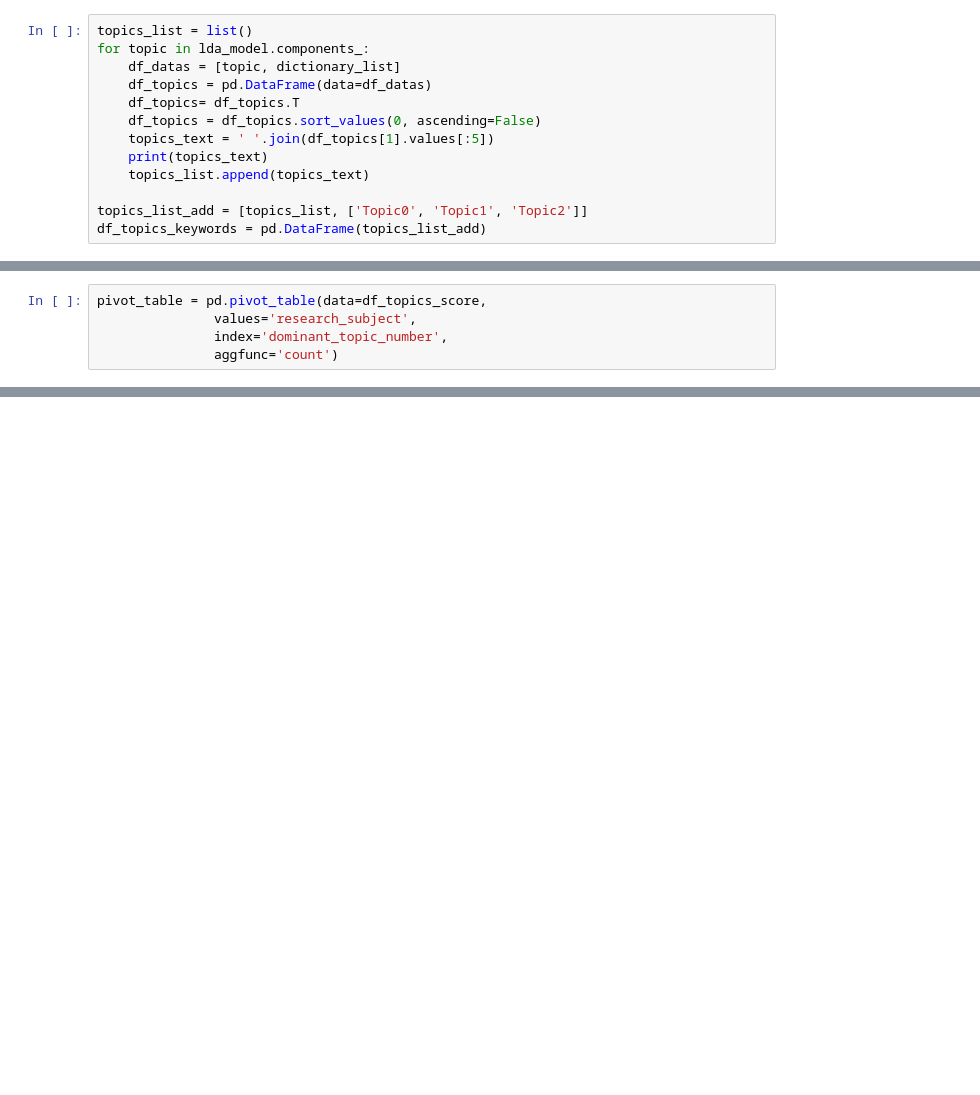
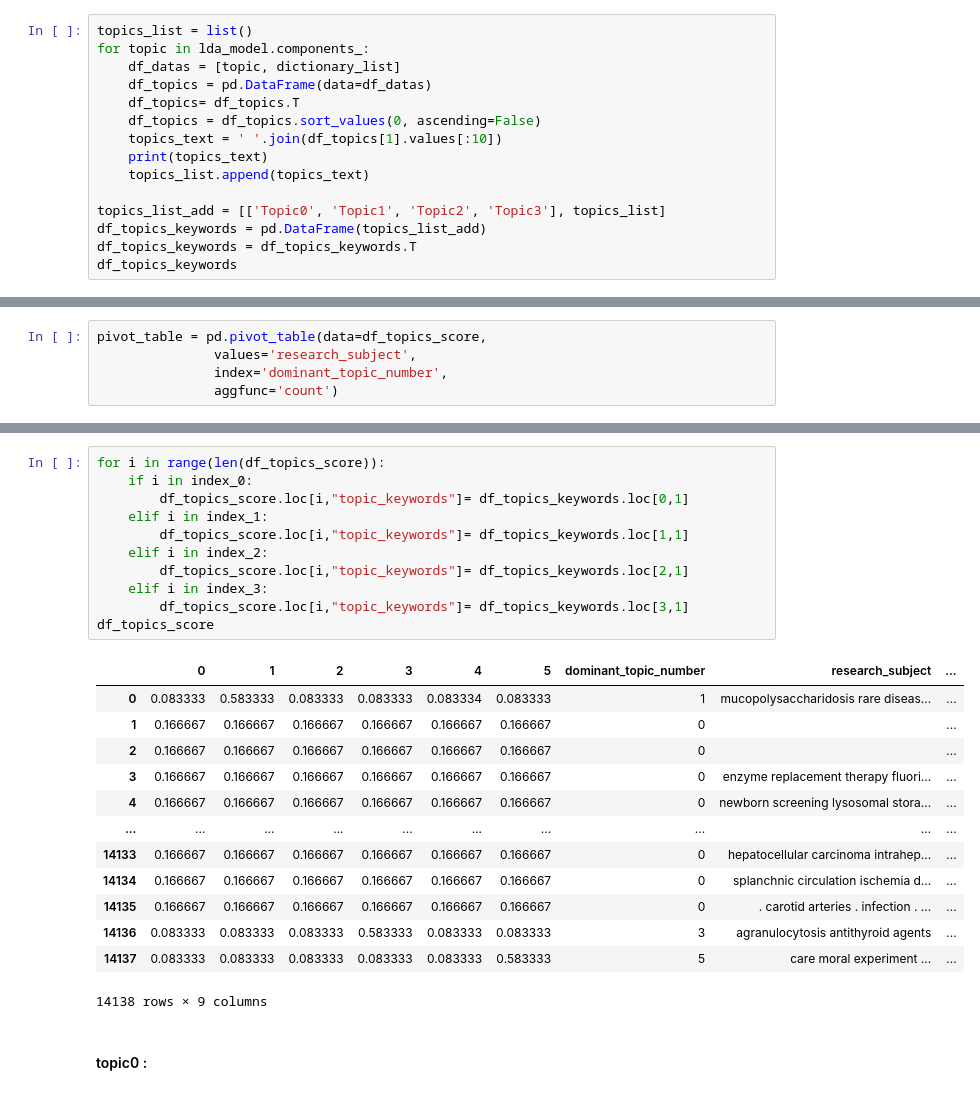
Before and after one commit to kdj0712/teamKim1, a Jupyter notebook: data/New_eng_academic_research02.ipynb, the cells around one changed output, grey strips where cells are left out. Cells and saved outputs as stored; diff of their text form; blank space fills up the shorter version.

```diff
--- a/data/New_eng_academic_research02.ipynb
+++ b/data/New_eng_academic_research02.ipynb
@@ -271,10 +293,12 @@ for topic in lda_model.components_:
     df_topics = pd.DataFrame(data=df_datas)
     df_topics= df_topics.T
     df_topics = df_topics.sort_values(0, ascending=False)
-    topics_text = ' '.join(df_topics[1].values[:5])
+    topics_text = ' '.join(df_topics[1].values[:10])
     print(topics_text)
     topics_list.append(topics_text)
 
-topics_list_add = [topics_list, ['Topic0', 'Topic1', 'Topic2']]
+topics_list_add = [['Topic0', 'Topic1', 'Topic2', 'Topic3'], topics_list]
 df_topics_keywords = pd.DataFrame(topics_list_add)
+df_topics_keywords = df_topics_keywords.T
+df_topics_keywords
 # %% [output]
@@ -318,0 +355,27 @@ pivot_table
+# %%
+for i in range(len(df_topics_score)):
+    if i in index_0:
+        df_topics_score.loc[i,"topic_keywords"]= df_topics_keywords.loc[0,1]
+    elif i in index_1:
+        df_topics_score.loc[i,"topic_keywords"]= df_topics_keywords.loc[1,1]
+    elif i in index_2:
+        df_topics_score.loc[i,"topic_keywords"]= df_topics_keywords.loc[2,1]
+    elif i in index_3:
+        df_topics_score.loc[i,"topic_keywords"]= df_topics_keywords.loc[3,1]
+df_topics_score
+# %% [output]
+|  | 0 | 1 | 2 | 3 | 4 | 5 | dominant_topic_number | research_subject | ... |
+| 0 | 0.083333 | 0.583333 | 0.083333 | 0.083333 | 0.083334 | 0.083333 | 1 | mucopolysaccharidosis rare diseas... | ... |
+| 1 | 0.166667 | 0.166667 | 0.166667 | 0.166667 | 0.166667 | 0.166667 | 0 |  | ... |
+| 2 | 0.166667 | 0.166667 | 0.166667 | 0.166667 | 0.166667 | 0.166667 | 0 |  | ... |
+| 3 | 0.166667 | 0.166667 | 0.166667 | 0.166667 | 0.166667 | 0.166667 | 0 | enzyme replacement therapy fluori... | ... |
+| 4 | 0.166667 | 0.166667 | 0.166667 | 0.166667 | 0.166667 | 0.166667 | 0 | newborn screening lysosomal stora... | ... |
+| ... | ... | ... | ... | ... | ... | ... | ... | ... | ... |
+| 14133 | 0.166667 | 0.166667 | 0.166667 | 0.166667 | 0.166667 | 0.166667 | 0 | hepatocellular carcinoma intrahep... | ... |
+| 14134 | 0.166667 | 0.166667 | 0.166667 | 0.166667 | 0.166667 | 0.166667 | 0 | splanchnic circulation ischemia d... | ... |
+| 14135 | 0.166667 | 0.166667 | 0.166667 | 0.166667 | 0.166667 | 0.166667 | 0 | . carotid arteries . infection . ... | ... |
+| 14136 | 0.083333 | 0.083333 | 0.083333 | 0.583333 | 0.083333 | 0.083333 | 3 | agranulocytosis antithyroid agents | ... |
+| 14137 | 0.083333 | 0.083333 | 0.083333 | 0.083333 | 0.083333 | 0.583333 | 5 | care moral experiment ... | ... |
+14138 rows × 9 columns
+# %% [markdown]
+#### topic0 :
```
Also changed, not shown: parts of 26 cells of this notebook, 1 other file.
